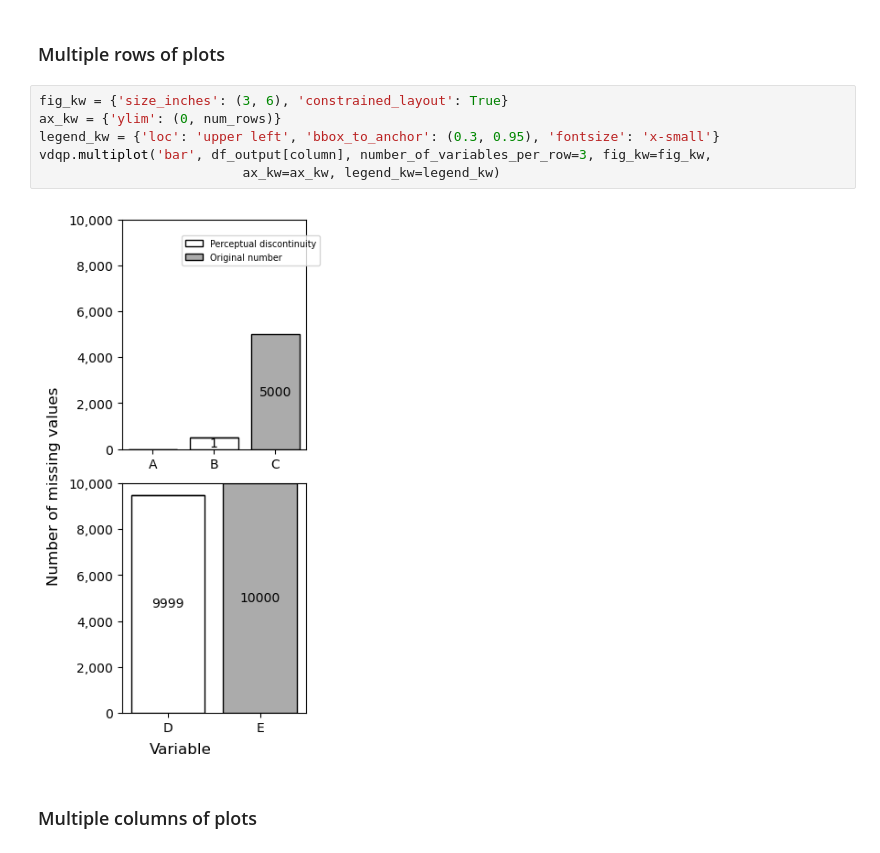
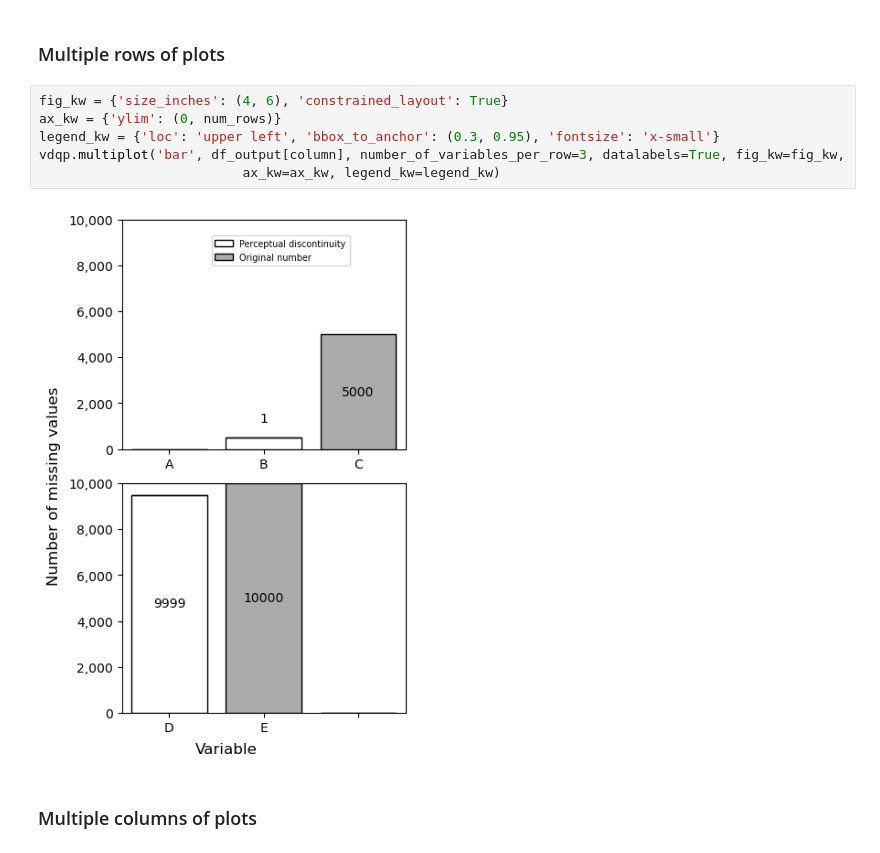
Before and after one commit to royruddle/vizdataquality, a Jupyter notebook: notebooks/Bar chart (missing values).ipynb, the cells around one changed output. Cells and saved outputs as stored; diff of their text form.

```diff
--- a/notebooks/Bar chart (missing values).ipynb
+++ b/notebooks/Bar chart (missing values).ipynb
@@ -72,13 +72,13 @@ vdqp.scalar_bar(df_output[column], vert=False, xlabels_rotate=45, ax_kw=ax_kw, l
 # %% [markdown]
 ### Multiple rows of plots
 # %%
-fig_kw = {'size_inches': (3, 6), 'constrained_layout': True}
+fig_kw = {'size_inches': (4, 6), 'constrained_layout': True}
 ax_kw = {'ylim': (0, num_rows)}
 legend_kw = {'loc': 'upper left', 'bbox_to_anchor': (0.3, 0.95), 'fontsize': 'x-small'}
-vdqp.multiplot('bar', df_output[column], number_of_variables_per_row=3, fig_kw=fig_kw,
+vdqp.multiplot('bar', df_output[column], number_of_variables_per_row=3, datalabels=True, fig_kw=fig_kw,
                           ax_kw=ax_kw, legend_kw=legend_kw)
 # %% [output]
-[figure, old version]
+[figure, new version]
 # %% [markdown]
 ### Multiple columns of plots
 # %%
```
Also changed, not shown: parts of 5 cells of this notebook, 2 other files.
